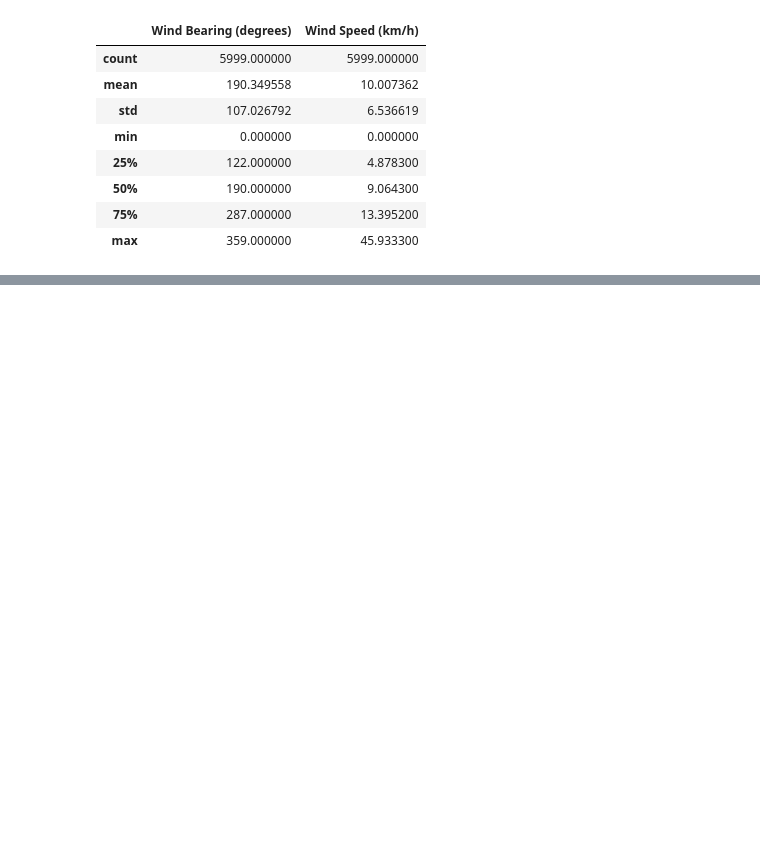
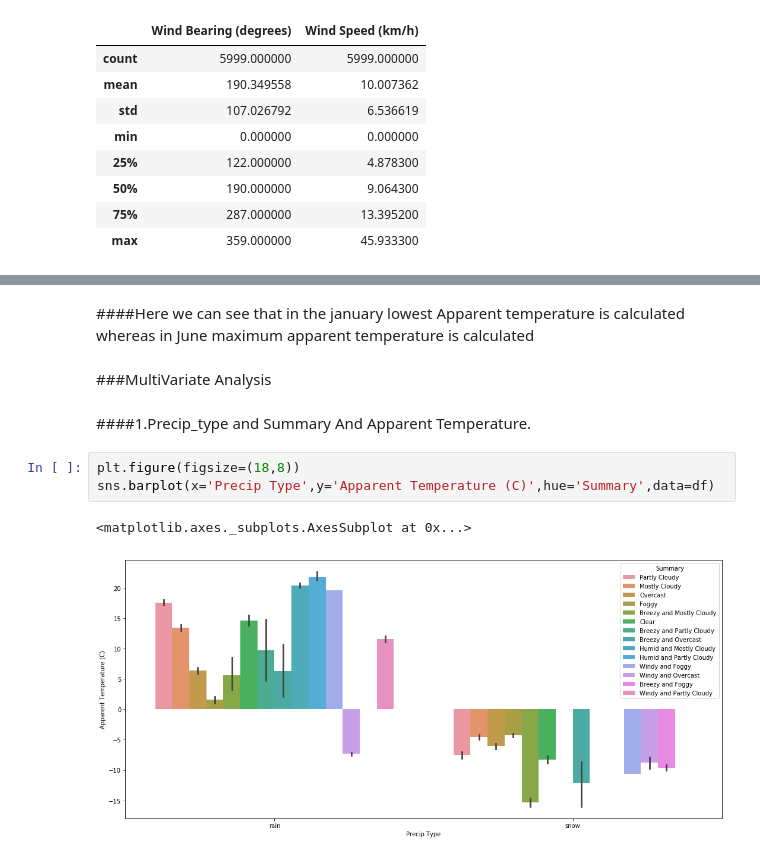
Before and after one commit to Akshay2224/Apparent-Temperature, a Jupyter notebook: Apparent_Temp_Project.ipynb, the cells around one changed output, grey strips where cells are left out. Drawn from its saved outputs; the diff is of its cells as text; blank space fills up the shorter version.

```diff
--- a/Apparent_Temp_Project.ipynb
+++ b/Apparent_Temp_Project.ipynb
@@ -848,0 +626,12 @@ Name: Temperature (C), dtype: float64
+# %% [markdown]
+####Here we can see that in the january lowest Apparent temperature is calculated whereas in June maximum apparent temperature is calculated
+# %% [markdown]
+###MultiVariate Analysis
+# %% [markdown]
+####1.Precip_type and Summary And Apparent Temperature.
+# %%
+plt.figure(figsize=(18,8))
+sns.barplot(x='Precip Type',y='Apparent Temperature (C)',hue='Summary',data=df)
+# %% [output]
+<matplotlib.axes._subplots.AxesSubplot at 0x...>
+[figure, added]
```
Also changed, not shown: parts of 57 cells of this notebook.
